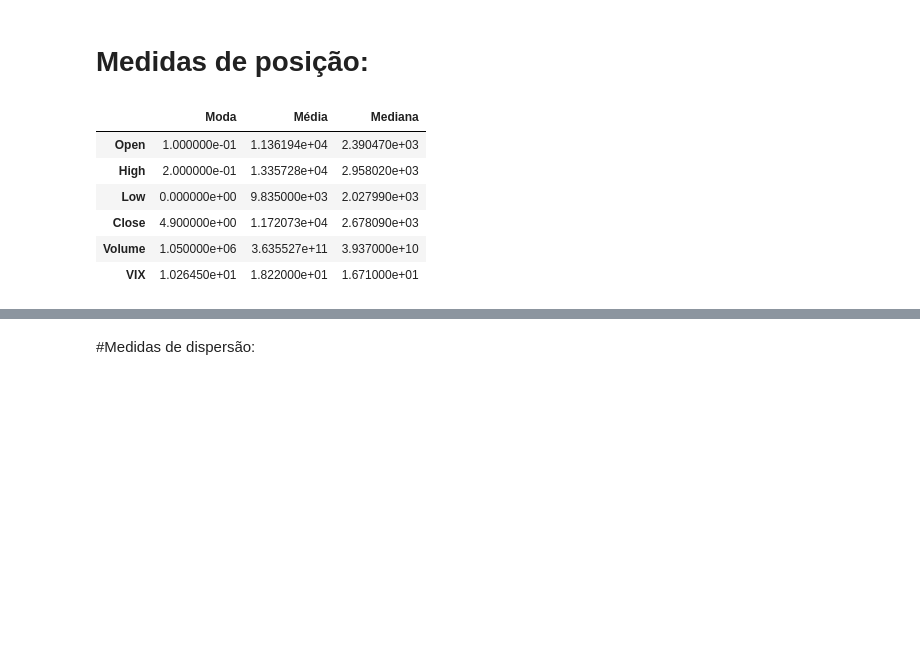
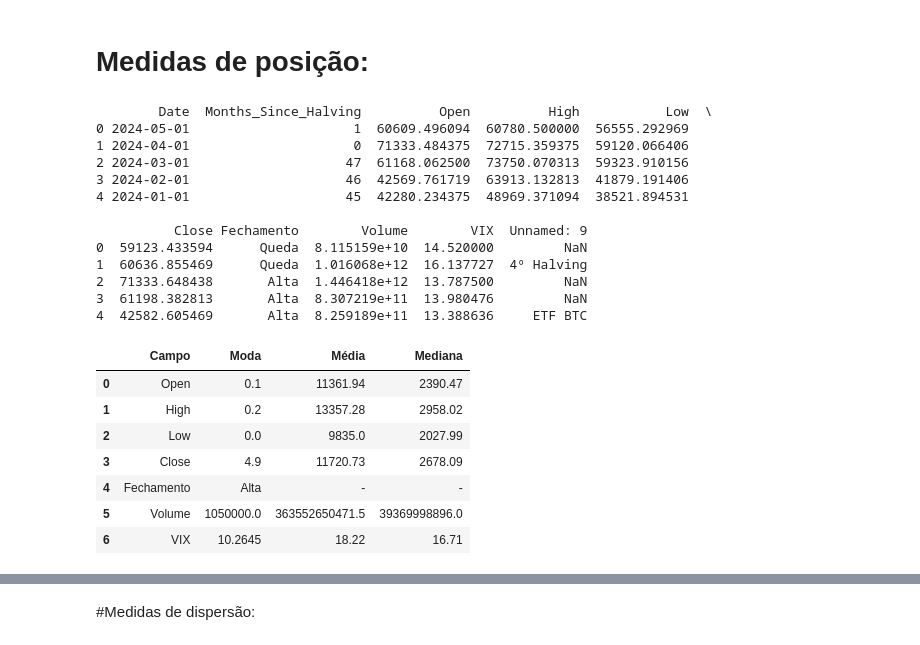
Before and after one commit to HerbGlrt/BTC-Statistic-Analysis, a Jupyter notebook: Estatistica.ipynb, the cells around one changed output, grey strips where cells are left out. Drawn from its saved outputs; the diff is of its cells as text; code cells hidden in the pictures; blank space fills up the shorter version.

```diff
--- a/Estatistica.ipynb
+++ b/Estatistica.ipynb
@@ -39,28 +36,66 @@ Requirement already satisfied: et-xmlfile in /usr/local/lib/python3.10/dist-pack
 # %% [markdown]
 # Medidas de posição:
 # %%
-#Função para calcular as medidas de posição
-def calcular_medidas(df):
-    medidas = pd.DataFrame()
-    medidas['Moda'] = df.mode().iloc[0]
-    medidas['Média'] = df.mean().round(2)
-    medidas['Mediana'] = df.median().round(2)
-    return medidas
+import pandas as pd
+
+# Carregando a planilha
+df = pd.read_excel('/content/BTC_BD.xlsx')
+
+# Exibir as primeiras linhas para verificar o carregamento correto
+print(df.head())
+
+# Função para calcular as medidas de posição, ignorando médias e medianas para variáveis qualitativas
+def calcular_medidas(df, colunas_qualitativas):
+    medidas = []
+    for coluna in df.columns:
+        if coluna in colunas_qualitativas:
+            moda = df[coluna].mode().iloc[0]
+            medidas.append([coluna, moda, '-', '-'])
+        else:
+            moda = df[coluna].mode().iloc[0]
+            media = df[coluna].mean().round(2)
+            mediana = df[coluna].median().round(2)
+            medidas.append([coluna, moda, media, mediana])
+    return pd.DataFrame(medidas, columns=['Campo', 'Moda', 'Média', 'Mediana'])
 
 # Selecionar as colunas de interesse
-colunas_interesse = ['Open', 'High', 'Low', 'Close', 'Volume', 'VIX']
+colunas_interesse = ['Open', 'High', 'Low', 'Close', 'Fechamento', 'Volume', 'VIX']
+colunas_qualitativas = ['Fechamento']
 
 # Calcular e exibir as medidas
-medidas = calcular_medidas(df[colunas_interesse])
+medidas = calcular_medidas(df[colunas_interesse], colunas_qualitativas)
+
+# Calcular a moda da coluna 'Fechamento'
+moda_fechamento = df['Fechamento'].mode().iloc[0]
+
+# Substituir todos os valores da coluna 'Fechamento' que não são a moda por "-"
+df['Fechamento'] = df['Fechamento'].apply(lambda x: x if x == moda_fechamento else '-')
 
 # Exibir a tabela de medidas
 from IPython.display import display
 display(medidas)
+
+# Exibir as primeiras linhas do dataframe atualizado
+print(df.head())
 # %% [output]
+        Date  Months_Since_Halving          Open          High           Low  \
+0 2024-05-01                     1  60609.496094  60780.500000  56555.292969
+1 2024-04-01                     0  71333.484375  72715.359375  59120.066406
+2 2024-03-01                    47  61168.062500  73750.070313  59323.910156
+3 2024-02-01                    46  42569.761719  63913.132813  41879.191406
+4 2024-01-01                    45  42280.234375  48969.371094  38521.894531
+
+          Close Fechamento        Volume        VIX  Unnamed: 9
+0  59123.433594      Queda  8.115159e+10  14.520000         NaN
+1  60636.855469      Queda  1.016068e+12  16.137727  4º Halving
+2  71333.648438       Alta  1.446418e+12  13.787500         NaN
+3  61198.382813       Alta  8.307219e+11  13.980476         NaN
+4  42582.605469       Alta  8.259189e+11  13.388636     ETF BTC
-|  | Moda | Média | Mediana |
-| Open | 1.000000e-01 | 1.136194e+04 | 2.390470e+03 |
-| High | 2.000000e-01 | 1.335728e+04 | 2.958020e+03 |
-| Low | 0.000000e+00 | 9.835000e+03 | 2.027990e+03 |
-| Close | 4.900000e+00 | 1.172073e+04 | 2.678090e+03 |
-| Volume | 1.050000e+06 | 3.635527e+11 | 3.937000e+10 |
-| VIX | 1.026450e+01 | 1.822000e+01 | 1.671000e+01 |
+|  | Campo | Moda | Média | Mediana |
+| 0 | Open | 0.1 | 11361.94 | 2390.47 |
+| 1 | High | 0.2 | 13357.28 | 2958.02 |
+| 2 | Low | 0.0 | 9835.0 | 2027.99 |
+| 3 | Close | 4.9 | 11720.73 | 2678.09 |
+| 4 | Fechamento | Alta | - | - |
+| 5 | Volume | 1050000.0 | 363552650471.5 | 39369998896.0 |
+| 6 | VIX | 10.2645 | 18.22 | 16.71 |
```
Also changed, not shown: parts of 5 cells of this notebook.
